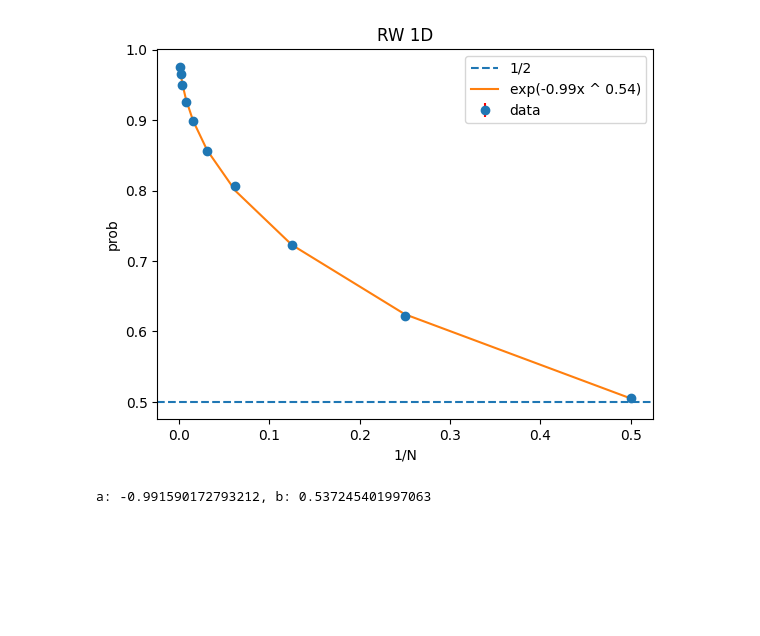
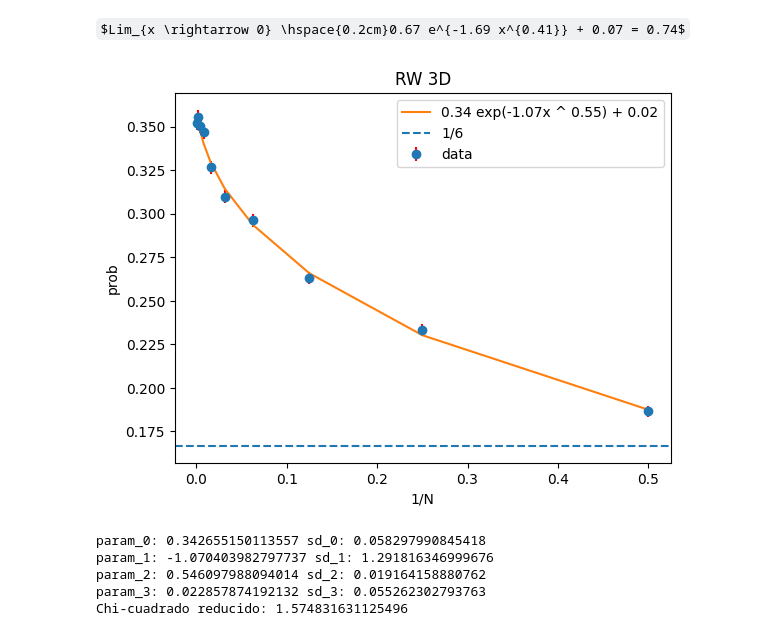
Before and after one commit to SoyAgustin/QF-Path-Integral, a Jupyter notebook: Notebooks_Py/caminante.ipynb, the cells around one changed output. Cells and saved outputs as stored; diff of their text form; code cells hidden in the pictures; some formulas as TeX source; blank space fills up the shorter version.

```diff
--- a/Notebooks_Py/caminante.ipynb
+++ b/Notebooks_Py/caminante.ipynb
@@ -64,31 +131,52 @@ $\Rightarrow y = e^{-0.99x^{0.54}}$
+# %% [markdown]
+$Lim_{x \rightarrow 0} \hspace{0.2cm}0.67 e^{-1.69 x^{0.41}} + 0.07 = 0.74$
 # %%
-x = 1/df1["n_max"]
-y = df1["prob"]
-y_err=df1["error"]
+x = 1/df3["n_max"]
+y = df3["prob"]
+y_err=df3["error"]
 
 ind = 0
 x=x[ind:]
 y=y[ind:]
 y_err=y_err[ind:]
 
-def model(x,a,b):
-     return np.exp(a*x**b)
+def model(x,a,b,c,d):
+     return a*np.exp(b*x**c)+d
 
 params, covariance = curve_fit(model, x, y)
 
+residuals = (y - model(x, *params))/y_err
+chi_squared = np.sum(residuals**2)
+
+# Calcula el número de grados de libertad
+num_params = len(params)
+num_data_points = len(y)
+degrees_of_freedom = num_data_points - num_params
+
+# Calcula el chi-cuadrado reducido
+reduced_chi_squared = chi_squared / degrees_of_freedom
+
 # Parámetros ajustados
-a, b = params
+a, b, c, d = params
 
-ec_str=f"exp({a:.2f}x ^ {b:.2f})"
+ec_str=f"{a:.2f} exp({b:.2f}x ^ {c:.2f}) + {d:.2f}"
 plt.errorbar(x,y,yerr=y_err,marker="o",ls="",ecolor="red",label="data")
-plt.axhline(1/2,ls="--",label="1/2")
-plt.plot(x,model(x,a,b),label=ec_str)
-plt.title("RW 1D")
+plt.plot(x,model(x,*params),label=ec_str)
+plt.axhline(1/6,ls="--",label="1/6")
+plt.title("RW 3D")
 plt.xlabel("1/N")
 plt.ylabel("prob")
 plt.legend()
 plt.show()
-print(f"a: {a:.15f}, b: {b:.15f}")
+
+for i in range(len(params)):
+     print(f"param_{i}: {params[i]:.15f} sd_{i}: {covariance[i,i]:.15f}")
+
+print(f"Chi-cuadrado reducido: {reduced_chi_squared:.15f}")
 # %% [output]
-[figure, old version]
+[figure, new version]
-a: -0.991590172793212, b: 0.537245401997063
+param_0: 0.342655150113557 sd_0: 0.058297990845418
+param_1: -1.070403982797737 sd_1: 1.291816346999676
+param_2: 0.546097988094014 sd_2: 0.019164158880762
+param_3: 0.022857874192132 sd_3: 0.055262302793763
+Chi-cuadrado reducido: 1.574831631125496
```
Also changed, not shown: parts of 10 cells of this notebook.
